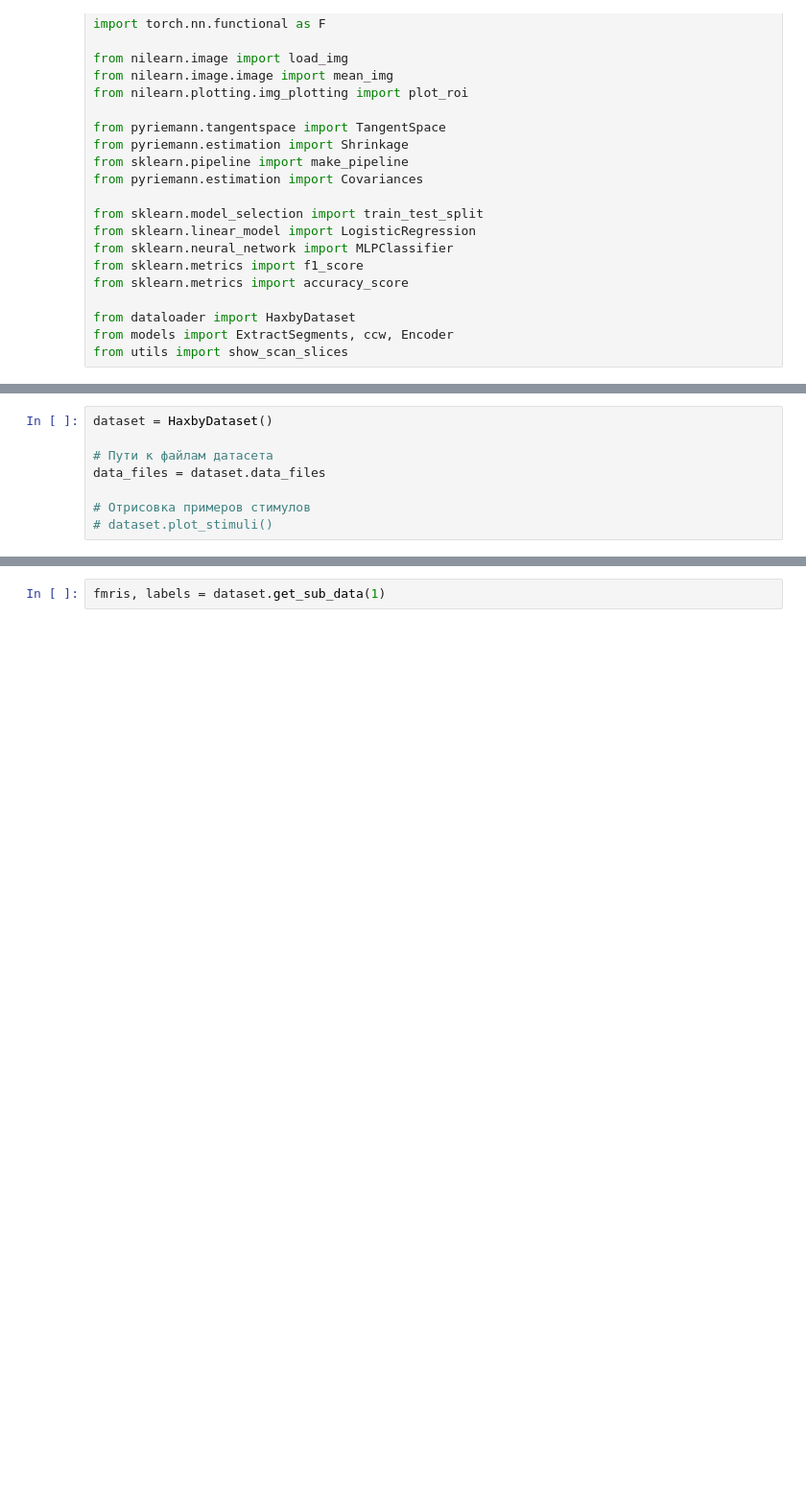
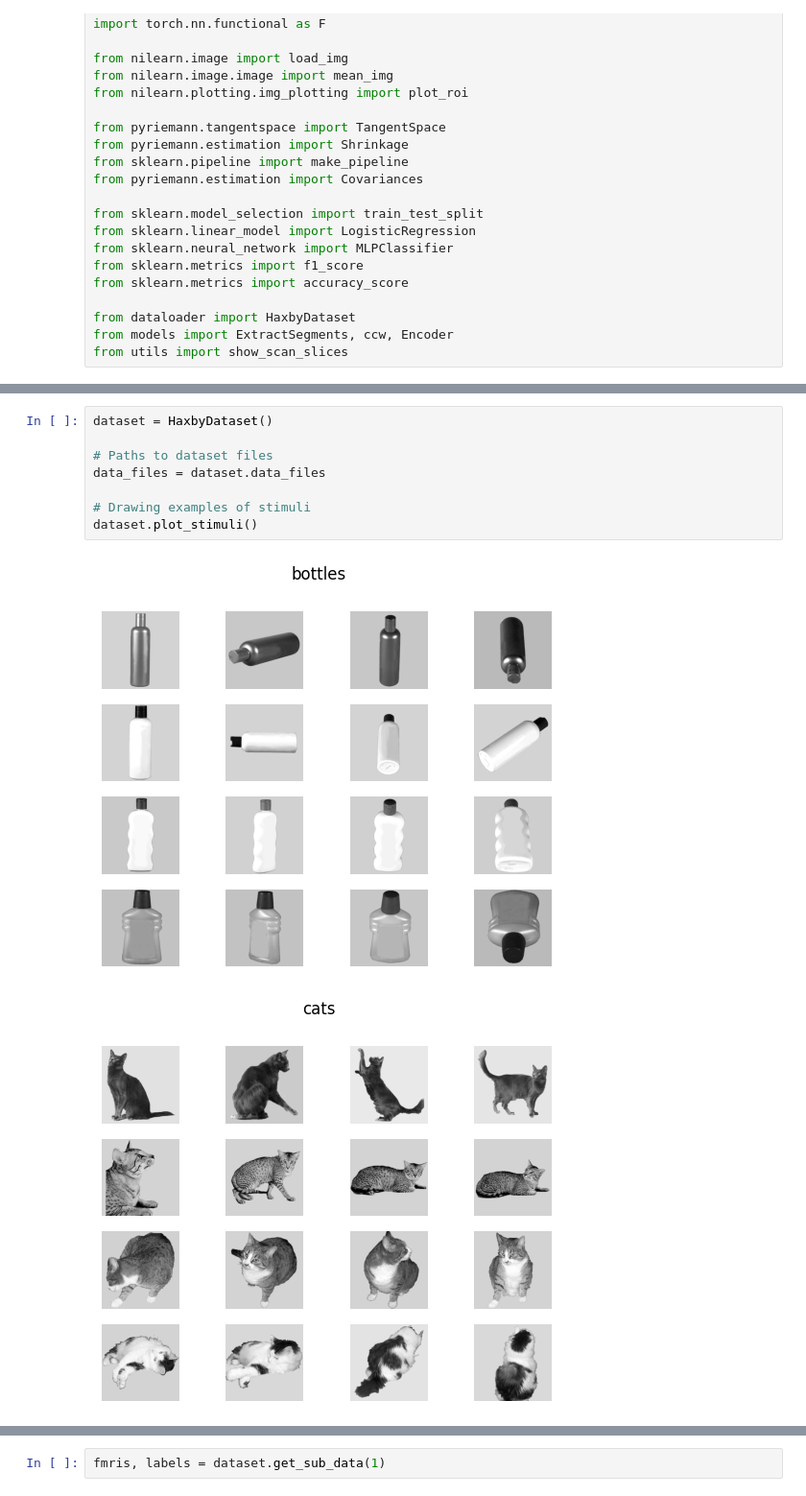
Before and after one commit to DorinDaniil/Spatial-and-Temporal-Characteristics, a Jupyter notebook: code/main.ipynb, the cells around one changed output, grey strips where cells are left out. Shown at 96% size. Cells and saved outputs as stored; diff of their text form; blank space fills up the shorter version.

```diff
--- a/code/main.ipynb
+++ b/code/main.ipynb
@@ -50,8 +47,11 @@ The autoreload extension is already loaded. To reload it, use:
 # %%
 dataset = HaxbyDataset()
 
-# Пути к файлам датасета
+# Paths to dataset files
 data_files = dataset.data_files
 
-# Отрисовка примеров стимулов
-# dataset.plot_stimuli()
+# Drawing examples of stimuli
+dataset.plot_stimuli()
+# %% [output]
+[figure, added]
+[figure, added]
```
Also changed, not shown: parts of 30 cells of this notebook, 16 other files.
